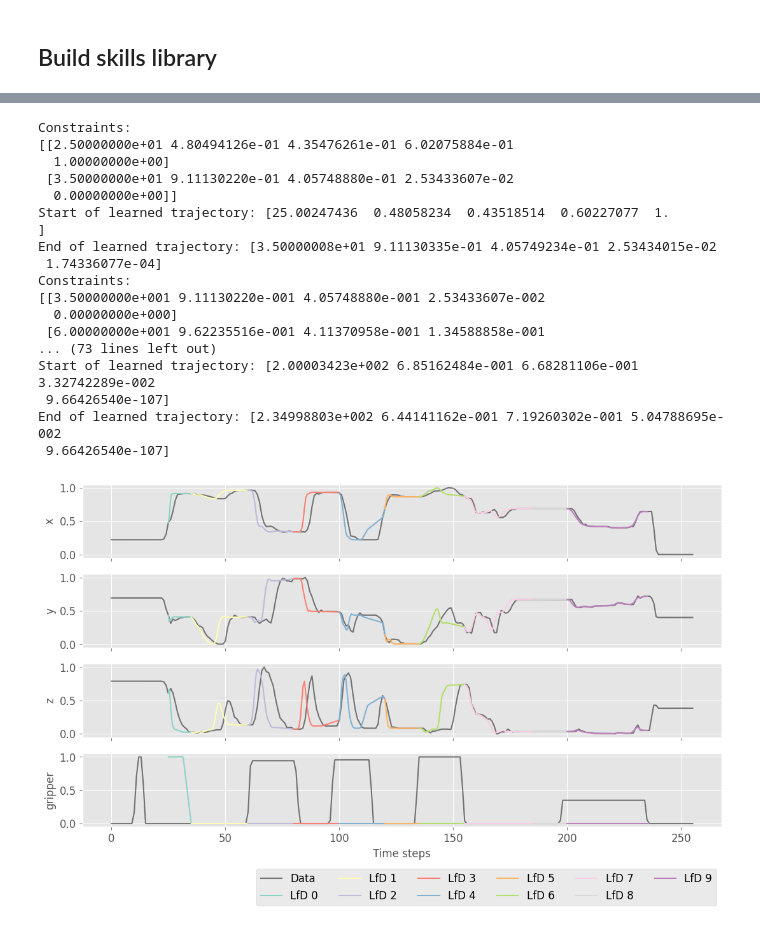
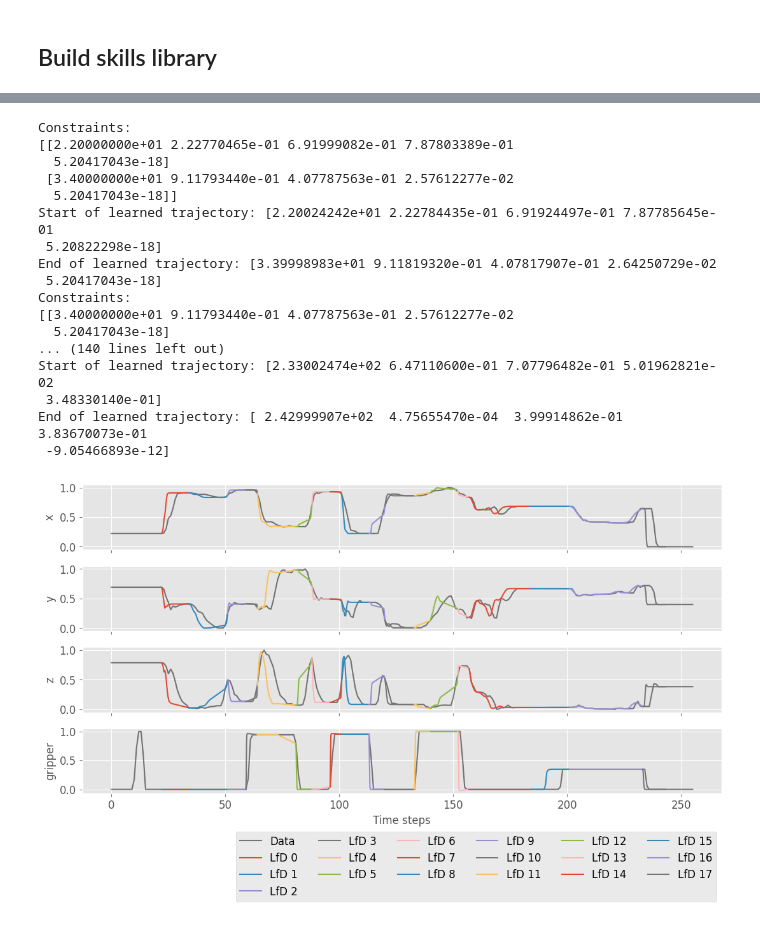
Before and after one commit to kir0ul/sdl, a Jupyter notebook: skills-segm-lib.ipynb, the cells around one changed output, grey strips where cells are left out. Saved outputs shown, nothing was run; the diff lists cells and outputs as text; code cells hidden in the pictures.

```diff
--- a/skills-segm-lib.ipynb
+++ b/skills-segm-lib.ipynb
@@ -691,6 +701,9 @@ with plt.style.context("ggplot_perso.mplstyle"):
     plt.show()
 # %% [output]
 [figure]
+# %%
+## To be removed
+computed_chg_pts = true_chg_pts_resampled
 # %%
 # chg_pts_all = np.concat([[0], computed_chg_pts])
 chg_pts_all = computed_chg_pts[:-1]
@@ -700,7 +731,7 @@ chg_pts_all
 # %% [markdown]
 ## Build skills library
 # %%
-colsids2keep = [0, 1, 2, 4]
+colsids2keep = [0, 1, 2, 3]
 # %%
 ### Resample segments to the same length
 chg_pts_conv_ori = np.array(
@@ -823,3 +863,6 @@ stretch = 0.001
 bend = 0.001
 weighting = "uniform"
 downsampling = "distance"
+# %%
+lfd_out_txt = list(Path(".").glob("LfD_segm_*.txt"))
+lfd_out_txt
@@ -826,5 +888,5 @@ downsampling = "distance"
 # %%
-lfd_out_txt = Path(".").glob("LfD_segm_*.txt")
-if list(lfd_out_txt) is not []:
-    for item in lfd_out_txt:
+if len(list(lfd_out_txt)) > 0:
+    for item in list(lfd_out_txt):
+        print(item)
         item.unlink()
@@ -834,7 +915,8 @@ with plt.style.context("ggplot_perso.mplstyle"):
         nrows=pos_segm.shape[1], ncols=1, sharex=True, figsize=(11, 7)
     )
     cmap = mpl.colormaps.get("Set3").colors
-    plt_labels = traj.columns[colsids2keep]
+    # plt_labels = traj.columns[colsids2keep]
+    plt_labels = [df_labels[item] for item in colsids2keep]
     ts = np.arange(stop=X_down_scaled.shape[0])
     for axi, axv in enumerate(axes):
         for item in (
@@ -877,49 +959,57 @@ with plt.style.context("ggplot_perso.mplstyle"):
                 X_down_scaled[:, colsids2keep][
                     [chg_pts_all[seg_i], chg_pts_all[seg_i + 1]], :
                 ],
             )
         )
         print(f"Constraints:\n{constraints}")
         new_traj = elmap.optimize_map(
             consts=constraints,
             inds=[0, n_nodes - 1],
         )
         new_traj_end = new_traj[:, 1:]
         print(f"Start of learned trajectory: {new_traj[0]}")
         print(f"End of learned trajectory: {new_traj[-1]}")
+        new_traj_unscaled = minmaxscaler.inverse_transform(
+            np.hstack((new_traj_end, np.zeros((new_traj_end.shape[0], nsegments))))
+        )[:, colsids2keep]
         np.savetxt(
-            f"LfD_segm_{seg_i}.txt", new_traj_end, delimiter=",", header=plt_labels[axi]
+            f"LfD_segm_{seg_i}.txt",
+            new_traj_unscaled,
+            delimiter=",",
+            header=", ".join(list(plt_labels)),
         )
 
         for axi, axv in enumerate(axes):
             axv.plot(
                 ts_segm_ref,
                 new_traj_end[:, axi],
-                color=cmap[seg_i],
+                # color=cmap[seg_i],
                 label=f"LfD {seg_i}",
             )
 
     axes[-1].set_xlabel("Time steps")
-    axes[-1].legend(bbox_to_anchor=(1, -0.5), ncol=round((nsegments + 1)/3), fontsize=12)
+    axes[-1].legend(
+        bbox_to_anchor=(1, -0.5), ncol=round((nsegments + 1) / 3), fontsize=12
+    )
     fig.tight_layout()
 
     plt.show()
 # %% [output]
 Constraints:
-[[2.50000000e+01 4.80494126e-01 4.35476261e-01 6.02075884e-01
-  1.00000000e+00]
- [3.50000000e+01 9.11130220e-01 4.05748880e-01 2.53433607e-02
-  0.00000000e+00]]
-Start of learned trajectory: [25.00247436  0.48058234  0.43518514  0.60227077  1.        ]
-End of learned trajectory: [3.50000008e+01 9.11130335e-01 4.05749234e-01 2.53434015e-02
- 1.74336077e-04]
+[[2.20000000e+01 2.22770465e-01 6.91999082e-01 7.87803389e-01
+  5.20417043e-18]
+ [3.40000000e+01 9.11793440e-01 4.07787563e-01 2.57612277e-02
+  5.20417043e-18]]
+Start of learned trajectory: [2.20024242e+01 2.22784435e-01 6.91924497e-01 7.87785645e-01
+ 5.20822298e-18]
+End of learned trajectory: [3.39998983e+01 9.11819320e-01 4.07817907e-01 2.64250729e-02
+ 5.20417043e-18]
 Constraints:
-[[3.50000000e+001 9.11130220e-001 4.05748880e-001 2.53433607e-002
-  0.00000000e+000]
- [6.00000000e+001 9.62235516e-001 4.11370958e-001 1.34588858e-001
-... (73 lines left out)
-Start of learned trajectory: [2.00003423e+002 6.85162484e-001 6.68281106e-001 3.32742289e-002
- 9.66426540e-107]
-End of learned trajectory: [2.34998803e+002 6.44141162e-001 7.19260302e-001 5.04788695e-002
- 9.66426540e-107]
+[[3.40000000e+01 9.11793440e-01 4.07787563e-01 2.57612277e-02
+  5.20417043e-18]
+... (140 lines left out)
+Start of learned trajectory: [2.33002474e+02 6.47110600e-01 7.07796482e-01 5.01962821e-02
+ 3.48330140e-01]
+End of learned trajectory: [ 2.42999907e+02  4.75655470e-04  3.99914862e-01  3.83670073e-01
+ -9.05466893e-12]
-[figure, old version]
+[figure, new version]
```
Also changed, not shown: parts of 17 cells of this notebook, 3 other files.
